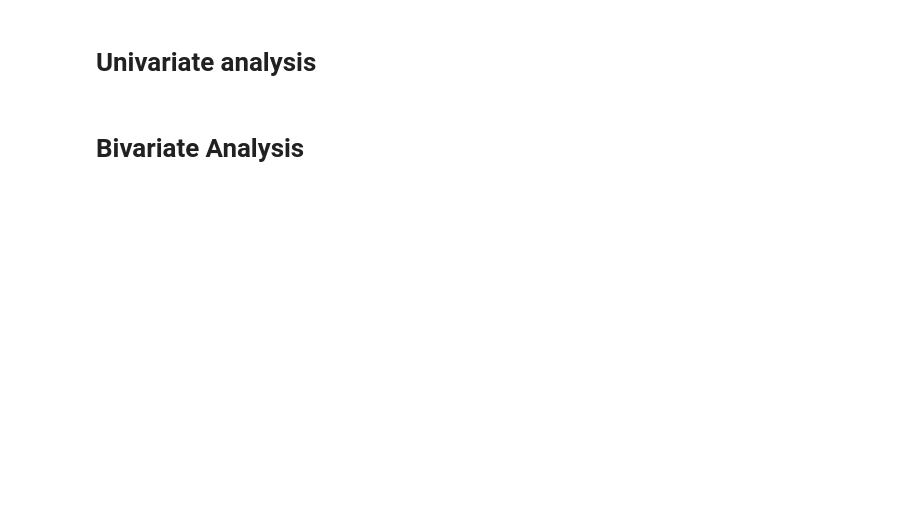
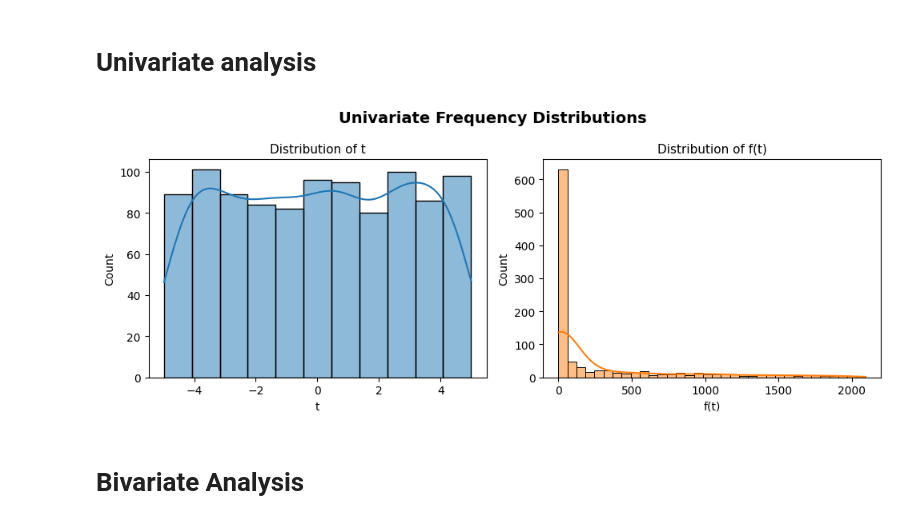
Before and after one commit to stacykeago/predictive-data-analytics, a Jupyter notebook: Q1136017_set_exercise_part2_.ipynb, the cells around one changed output. Drawn from its saved outputs; the diff is of its cells as text; code cells hidden in the pictures; blank space fills up the shorter version.

```diff
--- a/Q1136017_set_exercise_part2_.ipynb
+++ b/Q1136017_set_exercise_part2_.ipynb
@@ -143,2 +184,22 @@ plt.show()
+# %%
+# Map the variables to their grid subplot positions
+col_dict = {"t": 1, "f(t)": 2}
+colors = ["#1f77b4", "#ff7f0e"]
+
+plt.figure(figsize=(10, 4))
+
+plt.suptitle("Univariate Frequency Distributions", fontsize=14, fontweight='bold', y=0.98)
+
+for idx, (variable, position) in enumerate(col_dict.items()):
+    plt.subplot(1, 2, position)
+    sns.histplot(data[variable], kde=True, color=colors[idx])
+    plt.title(f"Distribution of {variable}", fontsize=11)
+    plt.ylabel("Count")
+    plt.xlabel(variable)
+
+plt.tight_layout()
+plt.show()
+# %% [output]
+[figure, added]
 # %% [markdown]
 # Bivariate Analysis
```
Also changed, not shown: parts of 25 cells of this notebook.
